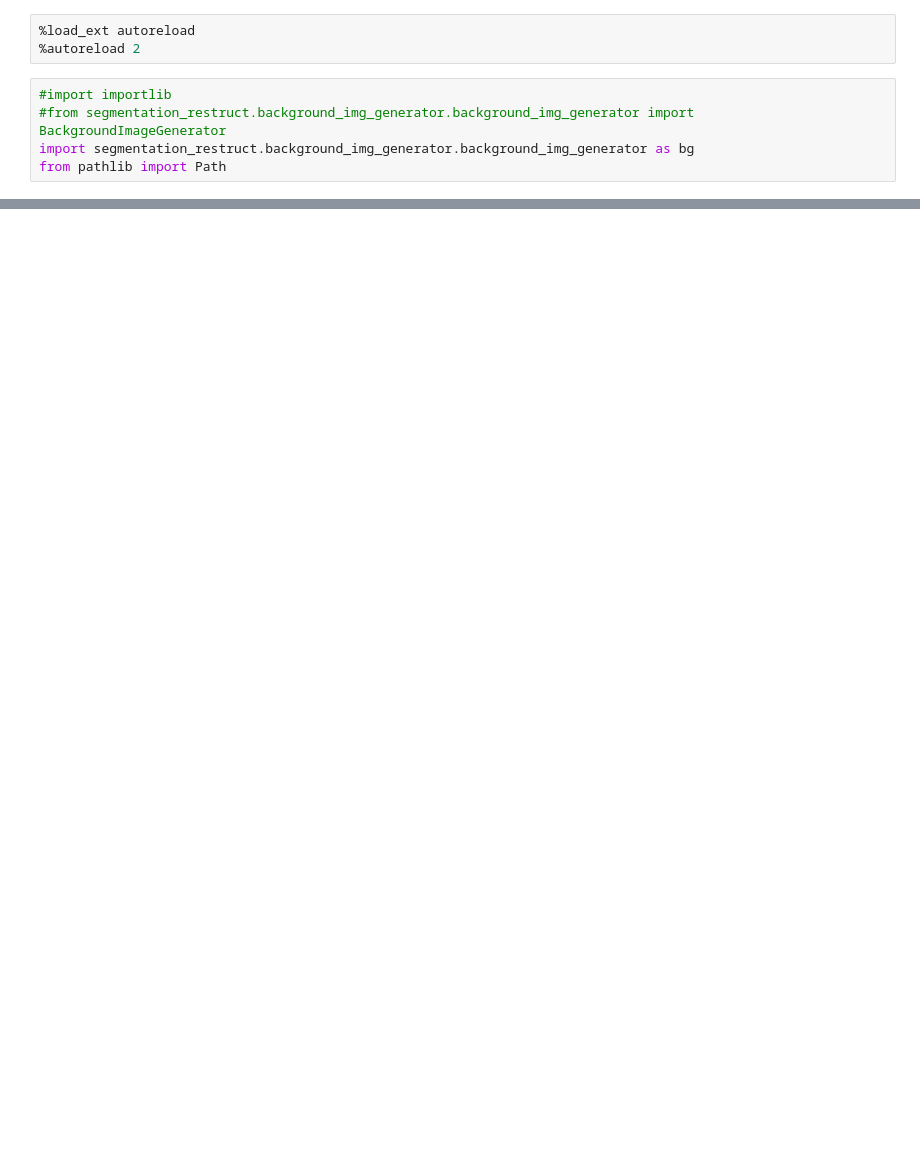
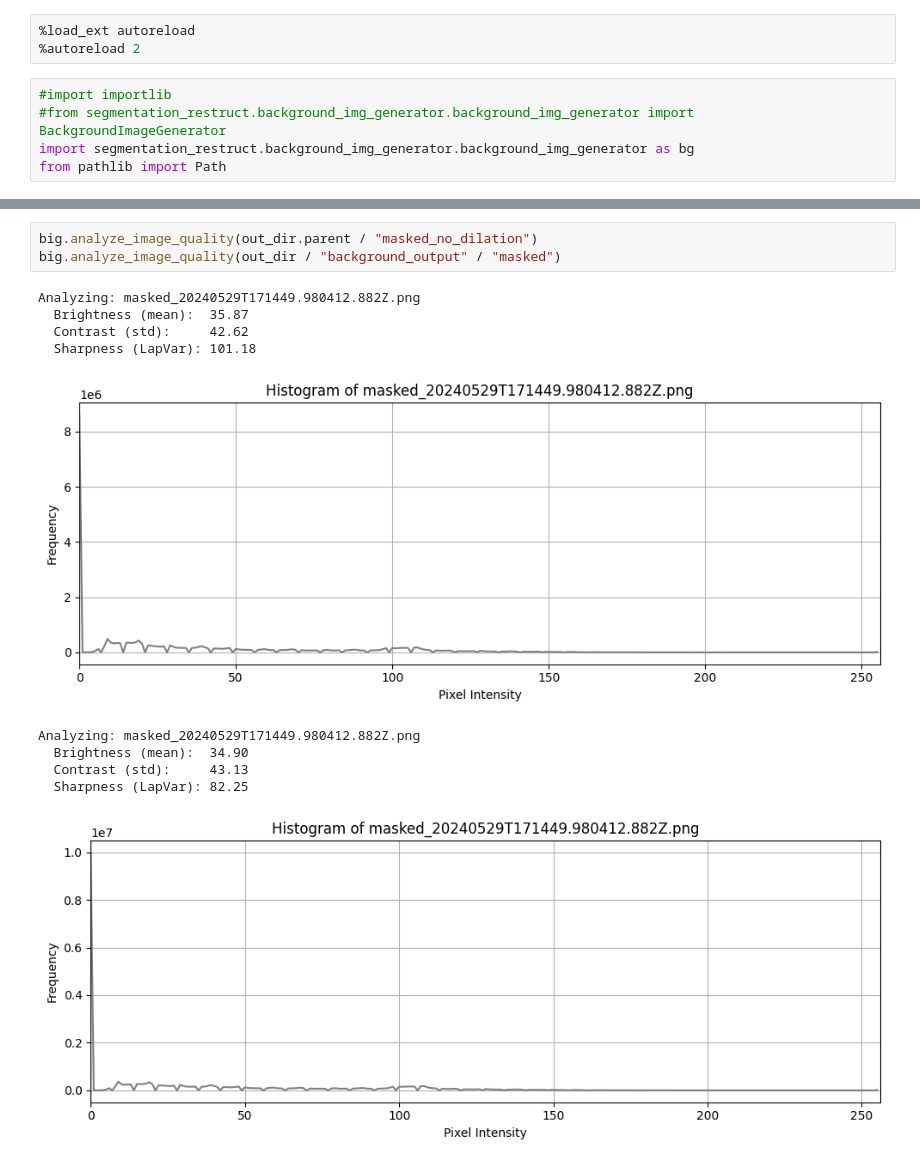
Before and after one commit to danielsturm/honeybee_cells_segmentation_inference, a Jupyter notebook: segmentation_restruct/notebooks/test.ipynb, the cells around one changed output, grey strips where cells are left out. Drawn from its saved outputs; the diff is of its cells as text; blank space fills up the shorter version.

```diff
--- a/segmentation_restruct/notebooks/test.ipynb
+++ b/segmentation_restruct/notebooks/test.ipynb
@@ -18,0 +50,14 @@ big = bg.BackgroundImageGenerator(source_path=out_dir, output_path=out_dir)
+# %%
+big.analyze_image_quality(out_dir.parent / "masked_no_dilation")
+big.analyze_image_quality(out_dir / "background_output" / "masked")
+# %% [output]
+Analyzing: masked_20240529T171449.980412.882Z.png
+  Brightness (mean):  35.87
+  Contrast (std):     42.62
+  Sharpness (LapVar): 101.18
+[figure, added]
+Analyzing: masked_20240529T171449.980412.882Z.png
+  Brightness (mean):  34.90
+  Contrast (std):     43.13
+  Sharpness (LapVar): 82.25
+[figure, added]
```
Also changed, not shown: parts of 6 cells of this notebook, 3 other files.
